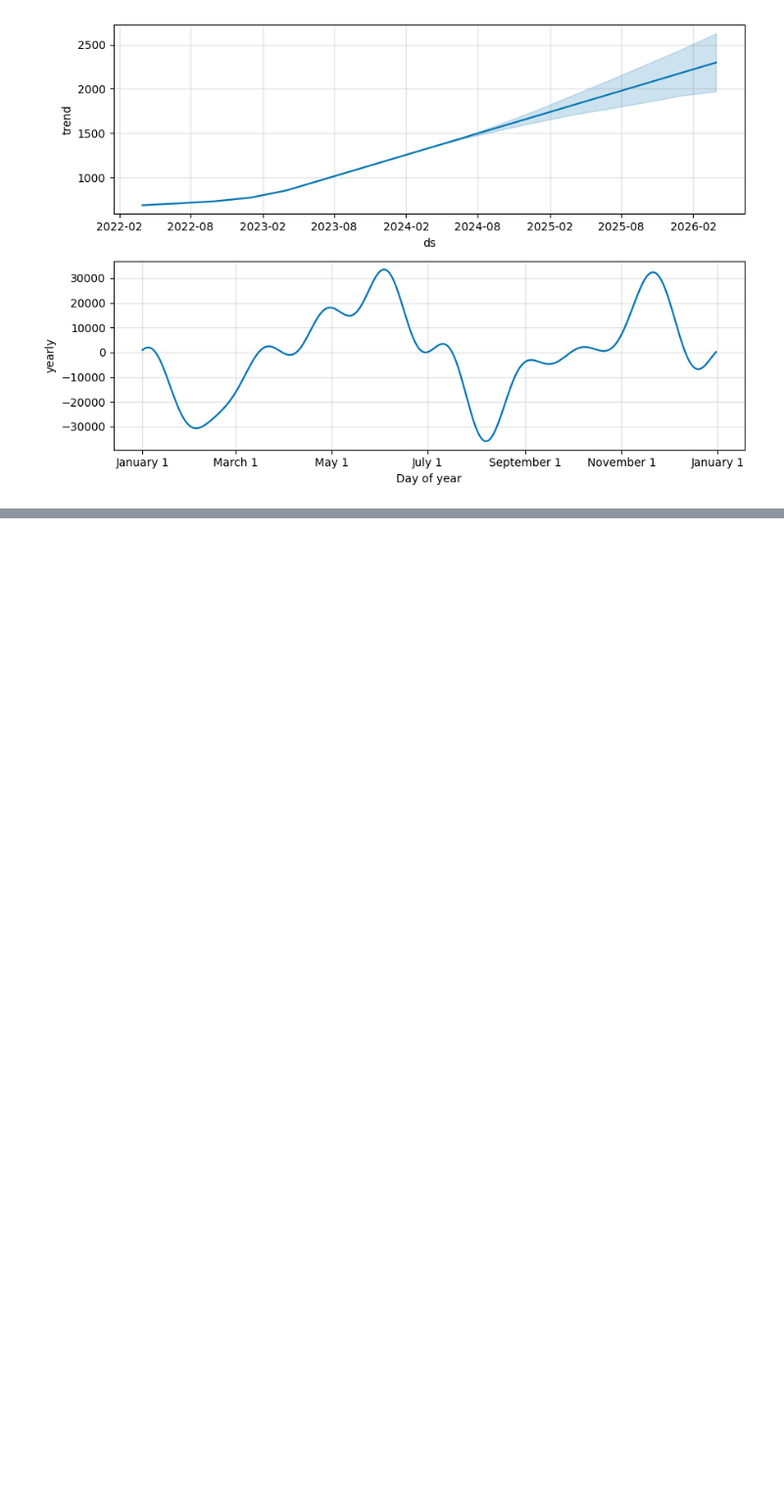
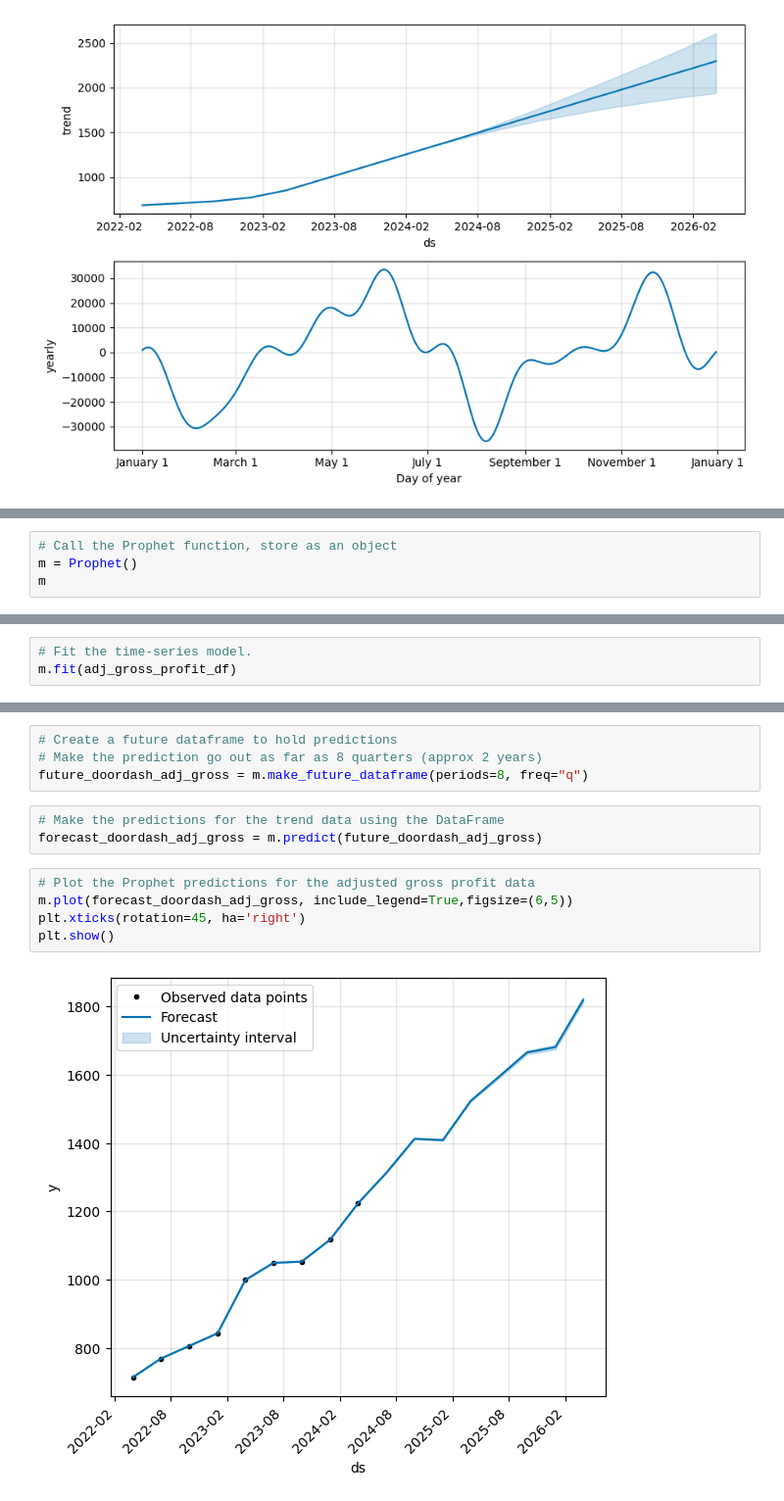
Before and after one commit to JaidenFlint/Project1_Group3, a Jupyter notebook: Project1_Tuan_Rough_Code.ipynb, the cells around one changed output, grey strips where cells are left out. Shown at 98% size. Cells and saved outputs as stored; diff of their text form; blank space fills up the shorter version.

```diff
--- a/Project1_Tuan_Rough_Code.ipynb
+++ b/Project1_Tuan_Rough_Code.ipynb
@@ -196,0 +239,4 @@ fig1 = m.plot_components(forecast_doordash)
+# %%
+# Call the Prophet function, store as an object
+m = Prophet()
+m
@@ -196,0 +245,3 @@ fig1 = m.plot_components(forecast_doordash)
+# %%
+# Fit the time-series model.
+m.fit(adj_gross_profit_df)
@@ -196,0 +262,14 @@ fig1 = m.plot_components(forecast_doordash)
+# %%
+# Create a future dataframe to hold predictions
+# Make the prediction go out as far as 8 quarters (approx 2 years)
+future_doordash_adj_gross = m.make_future_dataframe(periods=8, freq="q")
+# %%
+# Make the predictions for the trend data using the DataFrame
+forecast_doordash_adj_gross = m.predict(future_doordash_adj_gross)
+# %%
+# Plot the Prophet predictions for the adjusted gross profit data
+m.plot(forecast_doordash_adj_gross, include_legend=True,figsize=(6,5))
+plt.xticks(rotation=45, ha='right')
+plt.show()
+# %% [output]
+[figure, added]
```
Also changed, not shown: parts of 36 cells of this notebook.
